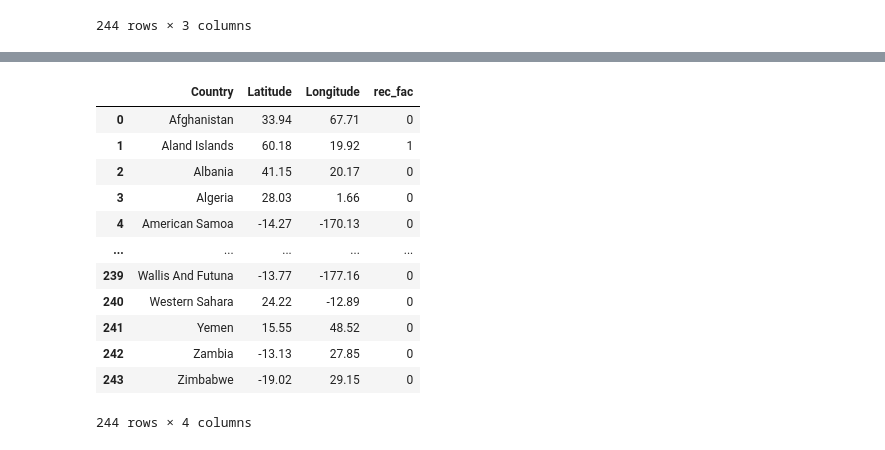
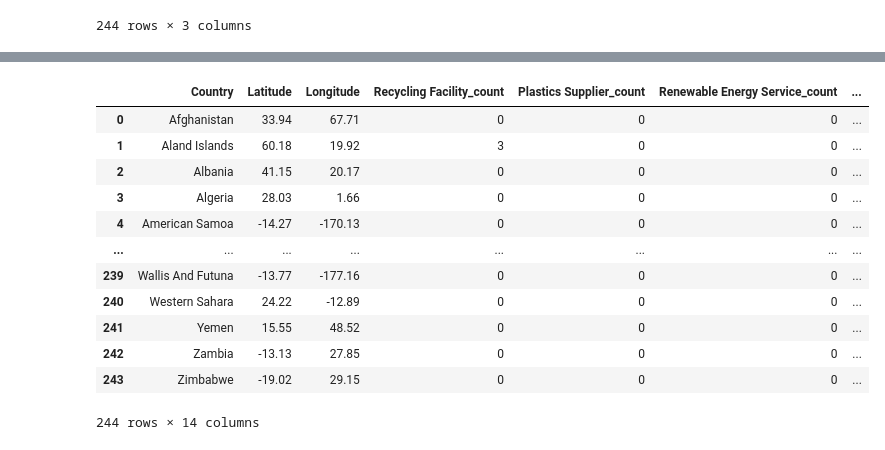
Before and after one commit to Futurartina/Powering_Recycling_in_Spain, a Jupyter notebook: Notebooks/Recycling_Facilities.ipynb, the cells around one changed output, grey strips where cells are left out. Cells and saved outputs as stored; diff of their text form; code cells hidden in the pictures.

```diff
--- a/Notebooks/Recycling_Facilities.ipynb
+++ b/Notebooks/Recycling_Facilities.ipynb
@@ -167,16 +139,43 @@ def recycling_facilities_count(df, query, radius):
-# %%
-recycling_facilities_count(country,"Recycling Facility",10000)
-# %% [output]
-|  | Country | Latitude | Longitude | rec_fac |
-| 0 | Afghanistan | 33.94 | 67.71 | 0 |
-| 1 | Aland Islands | 60.18 | 19.92 | 1 |
-| 2 | Albania | 41.15 | 20.17 | 0 |
-| 3 | Algeria | 28.03 | 1.66 | 0 |
-| 4 | American Samoa | -14.27 | -170.13 | 0 |
-| ... | ... | ... | ... | ... |
-| 239 | Wallis And Futuna | -13.77 | -177.16 | 0 |
-| 240 | Western Sahara | 24.22 | -12.89 | 0 |
-| 241 | Yemen | 15.55 | 48.52 | 0 |
-| 242 | Zambia | -13.13 | 27.85 | 0 |
-| 243 | Zimbabwe | -19.02 | 29.15 | 0 |
-244 rows × 4 columns
+# %%
+def venue_count(df, queries, radius):
+    df_copy = df.copy()
+
+    for query in queries:
+        column_name = f'{query}_count'
+        empty_list = []
+
+        for index, row in df_copy.iterrows():
+            lat = row["Latitude"]
+            lon = row["Longitude"]
+
+            try:
+                result = requests_for_foursquare(query, lat, lon, radius)
+                if "results" in result:
+                    empty_list.append(len(result['results']))
+                else:
+                    print(f"Error in response for {lat}, {lon} with query: {query}")
+            except requests.RequestException as e:
+                print(f"Error: {e} for {lat}, {lon} with query: {query}")
+
+        df_copy[column_name] = empty_list
+
+    return df_copy
+# %%
+queries = ['Recycling Facility', 'Plastics Supplier', 'Renewable Energy Service', 'Waste Management Service', 'Water Treatment Service', 'Fast Food Restaurant', 'Vegan and Vegetarian Restaurant', 'Steakhouse', 'Renewable Energy Service', 'Used Bookstore', 'Organic Grocery', 'Public Transportation']
+dataframe = venue_count(country, queries, 30000)
+# %%
+dataframe
+# %% [output]
+|  | Country | Latitude | Longitude | Recycling Facility_count | Plastics Supplier_count | Renewable Energy Service_count | ... |
+| 0 | Afghanistan | 33.94 | 67.71 | 0 | 0 | 0 | ... |
+| 1 | Aland Islands | 60.18 | 19.92 | 3 | 0 | 0 | ... |
+| 2 | Albania | 41.15 | 20.17 | 0 | 0 | 0 | ... |
+| 3 | Algeria | 28.03 | 1.66 | 0 | 0 | 0 | ... |
+| 4 | American Samoa | -14.27 | -170.13 | 0 | 0 | 0 | ... |
+| ... | ... | ... | ... | ... | ... | ... | ... |
+| 239 | Wallis And Futuna | -13.77 | -177.16 | 0 | 0 | 0 | ... |
+| 240 | Western Sahara | 24.22 | -12.89 | 0 | 0 | 0 | ... |
+| 241 | Yemen | 15.55 | 48.52 | 0 | 0 | 0 | ... |
+| 242 | Zambia | -13.13 | 27.85 | 0 | 0 | 0 | ... |
+| 243 | Zimbabwe | -19.02 | 29.15 | 0 | 0 | 0 | ... |
+244 rows × 14 columns
```
Also changed, not shown: parts of 3 cells of this notebook, 1 other file.
